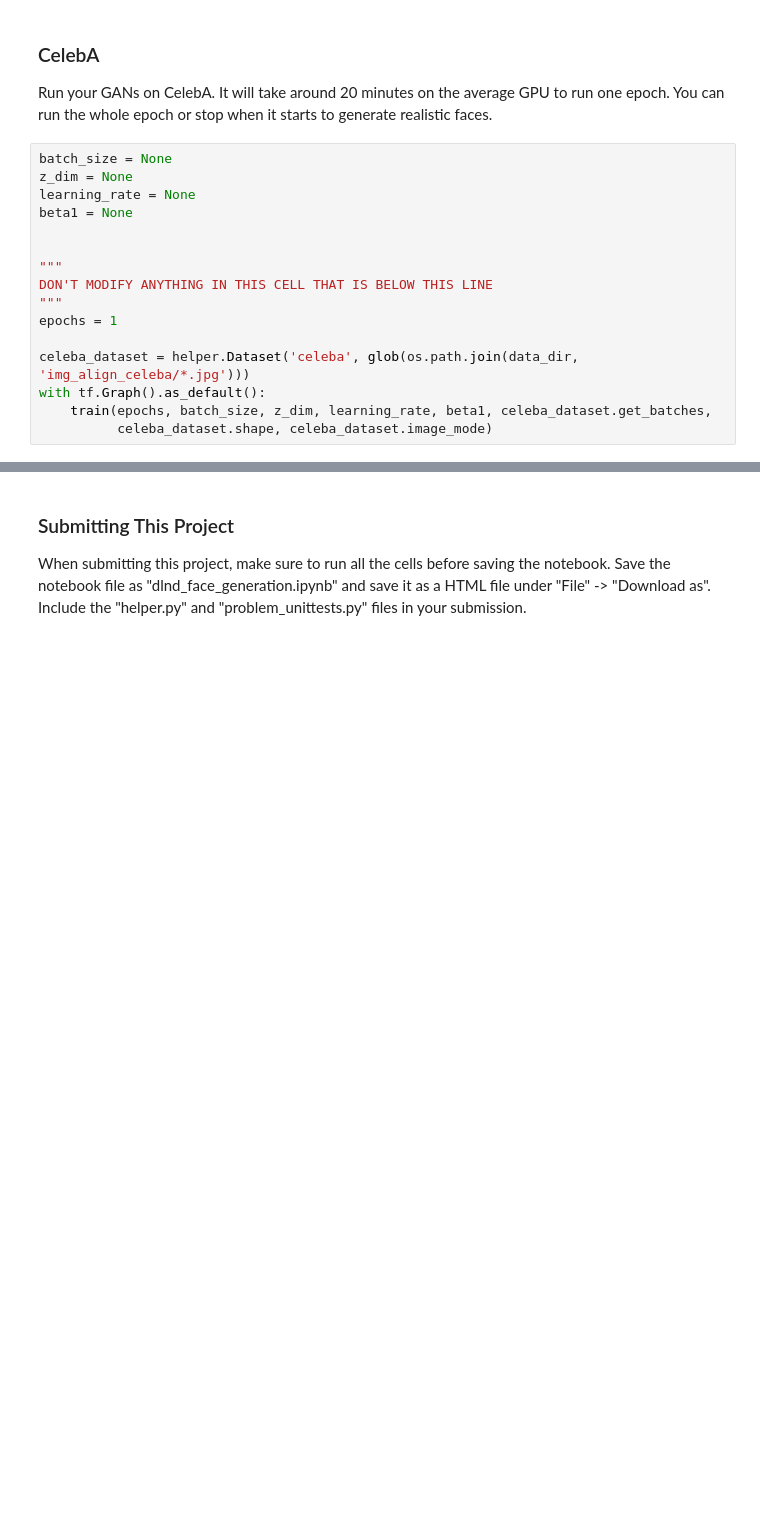
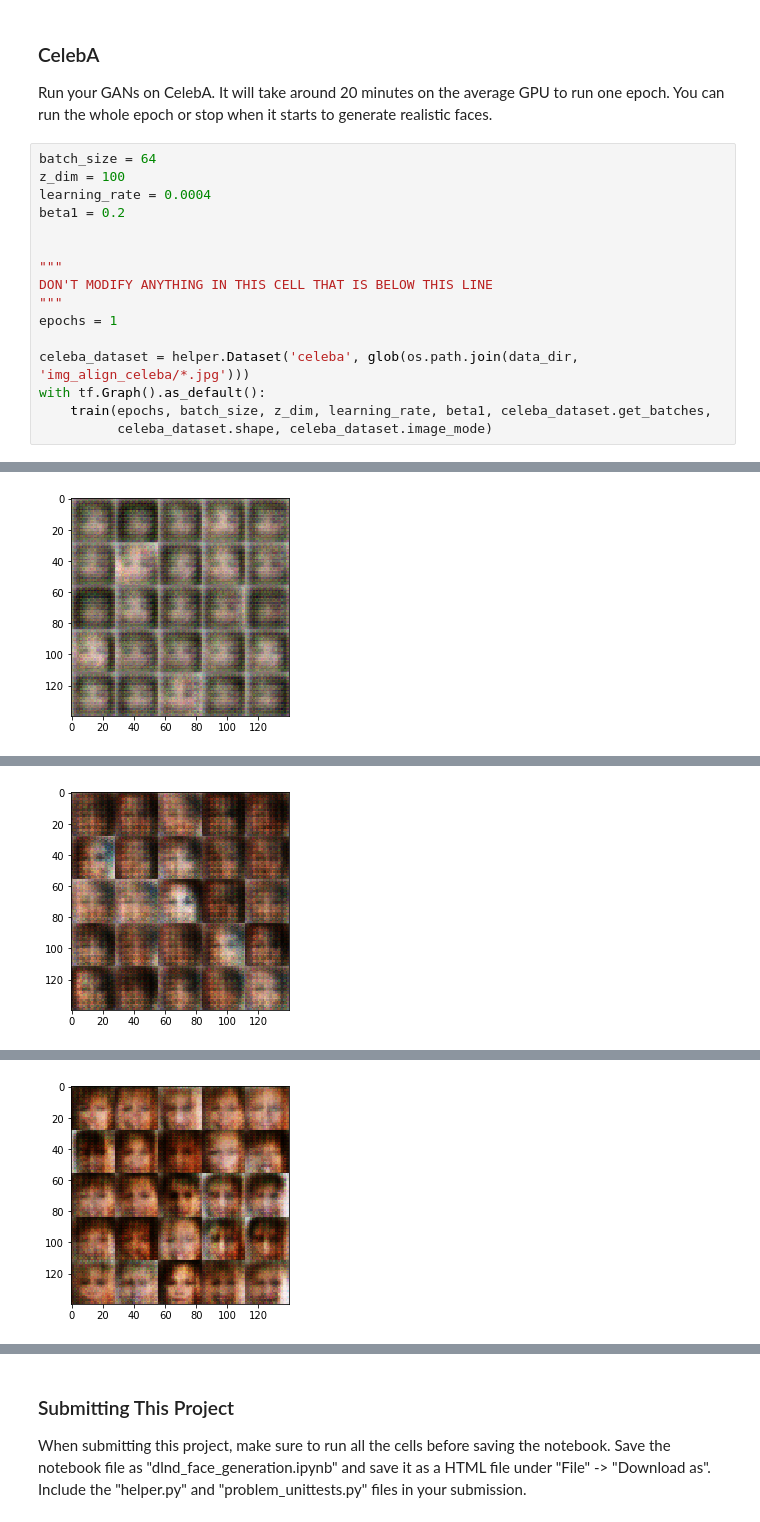
Before and after one commit to bogdanul2003/LND-Your-First-Network, a Jupyter notebook: project5/dlnd_face_generation.ipynb, the cells around one changed output, grey strips where cells are left out. Saved outputs shown, nothing was run; the diff lists cells and outputs as text; blank space fills up the shorter version.

```diff
--- a/project5/dlnd_face_generation.ipynb
+++ b/project5/dlnd_face_generation.ipynb
@@ -478,10 +480,10 @@ Epoch 2/3... Discriminator Loss: 0.1255... Generator Loss: 2.8435
 ### CelebA
 Run your GANs on CelebA.  It will take around 20 minutes on the average GPU to run one epoch.  You can run the whole epoch or stop when it starts to generate realistic faces.
 # %%
-batch_size = None
-z_dim = None
-learning_rate = None
-beta1 = None
+batch_size = 64
+z_dim = 100
+learning_rate = 0.0004
+beta1 = 0.2
 
 
 """
@@ -493,3 +495,4 @@ celeba_dataset = helper.Dataset('celeba', glob(os.path.join(data_dir, 'img_align
 with tf.Graph().as_default():
     train(epochs, batch_size, z_dim, learning_rate, beta1, celeba_dataset.get_batches,
           celeba_dataset.shape, celeba_dataset.image_mode)
+# %% [output]
@@ -495,0 +510 @@ with tf.Graph().as_default():
+[figure, added]
@@ -495,0 +521 @@ with tf.Graph().as_default():
+[figure, added]
@@ -495,0 +532 @@ with tf.Graph().as_default():
+[figure, added]
```
Also changed, not shown: parts of 5 cells of this notebook, 1 other file.
